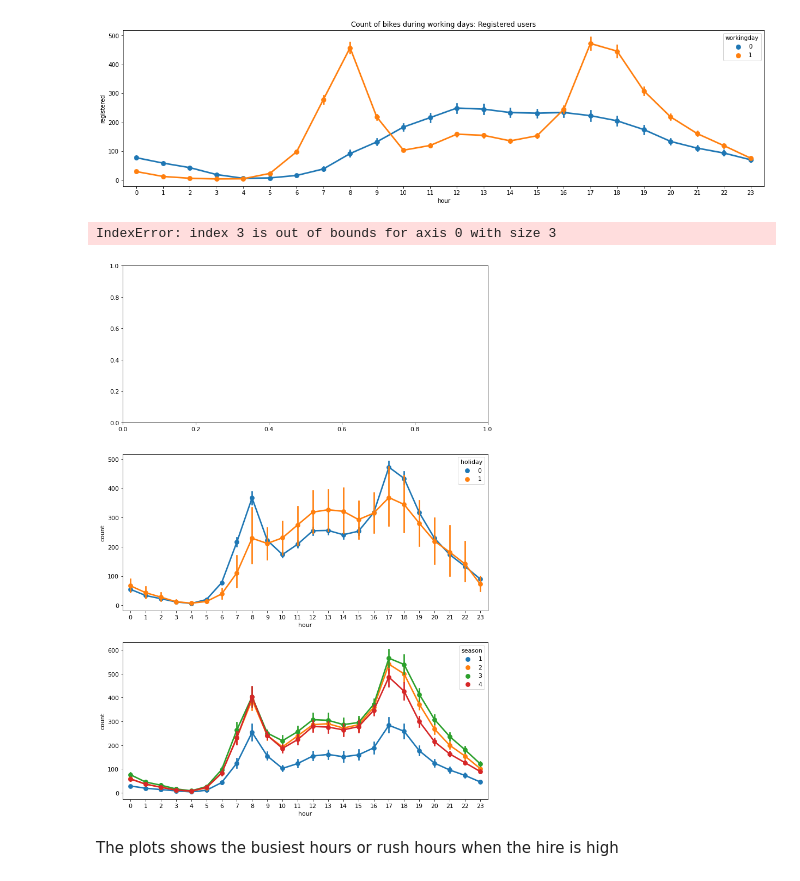
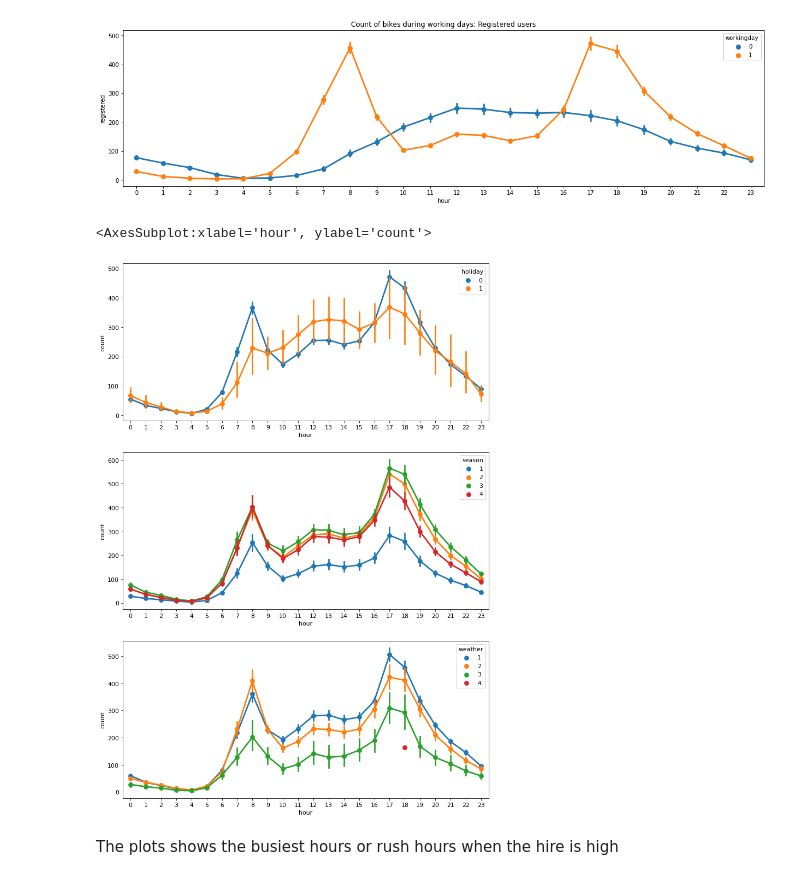
Before and after one commit to masinde70/AWS_ML, a Jupyter notebook: project.ipynb, the cells around one changed output. Cells and saved outputs as stored; diff of their text form; code cells hidden in the pictures.

```diff
--- a/project.ipynb
+++ b/project.ipynb
@@ -355,14 +355,14 @@ ax.set(title='Count of bikes during working days: Registered users')
 # %%
 mpl.rc('font', size=11)
 figure, axes = plt.subplots(nrows=3)
 figure.set_size_inches(12,18)
 
-sns.pointplot(x='hour', y='count', data=train, hue='holiday', ax=axes[1])
-sns.pointplot(x='hour', y='count', data=train, hue='season', ax=axes[2])
-sns.pointplot(x='hour', y='count', data=train, hue='weather', ax=axes[3])
+sns.pointplot(x='hour', y='count', data=train, hue='holiday', ax=axes[0])
+sns.pointplot(x='hour', y='count', data=train, hue='season', ax=axes[1])
+sns.pointplot(x='hour', y='count', data=train, hue='weather', ax=axes[2])
 # %% [output]
-IndexError: index 3 is out of bounds for axis 0 with size 3
+<AxesSubplot:xlabel='hour', ylabel='count'>
-[figure, old version]
+[figure, new version]
 # %% [markdown]
 The plots shows the busiest hours  or rush hours when the hire is high
 # %%
```
